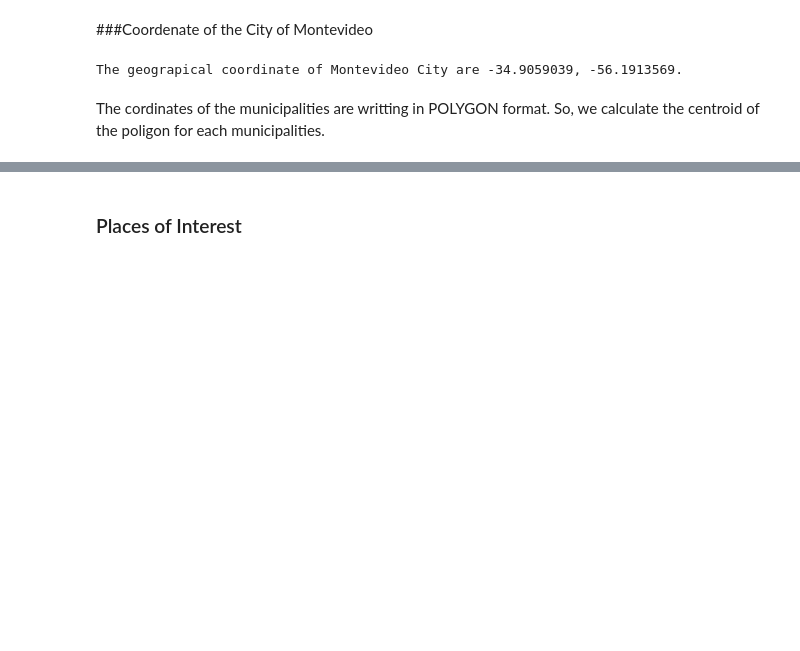
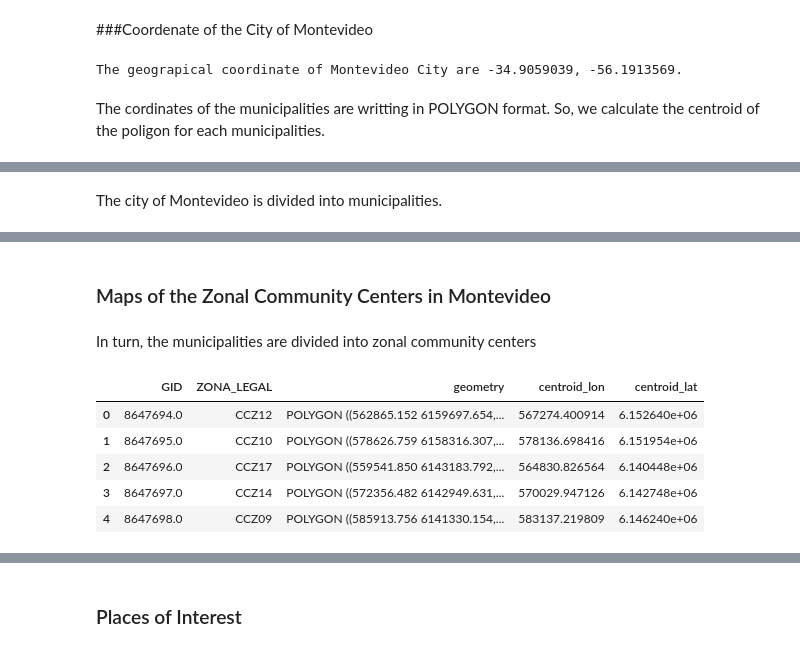
Before and after one commit to SarahLares/Coursera_Capstone, a Jupyter notebook: Capstone_The_Battle_of_the_Neighborhoods_for_a_Tea_Salon.ipynb, the cells around one changed output, grey strips where cells are left out. Cells and saved outputs as stored; diff of their text form; code cells hidden in the pictures; blank space fills up the shorter version.

```diff
--- a/Capstone_The_Battle_of_the_Neighborhoods_for_a_Tea_Salon.ipynb
+++ b/Capstone_The_Battle_of_the_Neighborhoods_for_a_Tea_Salon.ipynb
@@ -108,6 +108,26 @@ MV_gdf.head()
+# %% [markdown]
+The city of Montevideo is divided into municipalities.
 # %%
 m_MV = folium.Map(location=[latitude,longitude], zoom_start=11)
 folium.GeoJson(MV_gdf['geometry']).add_to(m_MV)
 m_MV
 # %% [output]
 [interactive output not drawn]
+# %% [markdown]
+### Maps of the Zonal Community Centers in Montevideo
+# %% [markdown]
+In turn, the municipalities are divided into zonal community centers
+# %%
+MV_ccz = gpd.read_file('sig_comunales.dbf',crs="EPSG:32721")
+MV_ccz['centroid_lon'] = MV_ccz['geometry'].centroid.x
+MV_ccz['centroid_lat'] = MV_ccz['geometry'].centroid.y
+MV_ccz.crs = "EPSG:32721"
+# %%
+MV_ccz.head()
+# %% [output]
+|  | GID | ZONA_LEGAL | geometry | centroid_lon | centroid_lat |
+| 0 | 8647694.0 | CCZ12 | POLYGON ((562865.152 6159697.654,... | 567274.400914 | 6.152640e+06 |
+| 1 | 8647695.0 | CCZ10 | POLYGON ((578626.759 6158316.307,... | 578136.698416 | 6.151954e+06 |
+| 2 | 8647696.0 | CCZ17 | POLYGON ((559541.850 6143183.792,... | 564830.826564 | 6.140448e+06 |
+| 3 | 8647697.0 | CCZ14 | POLYGON ((572356.482 6142949.631,... | 570029.947126 | 6.142748e+06 |
+| 4 | 8647698.0 | CCZ09 | POLYGON ((585913.756 6141330.154,... | 583137.219809 | 6.146240e+06 |
```
Also changed, not shown: parts of 7 cells of this notebook.
